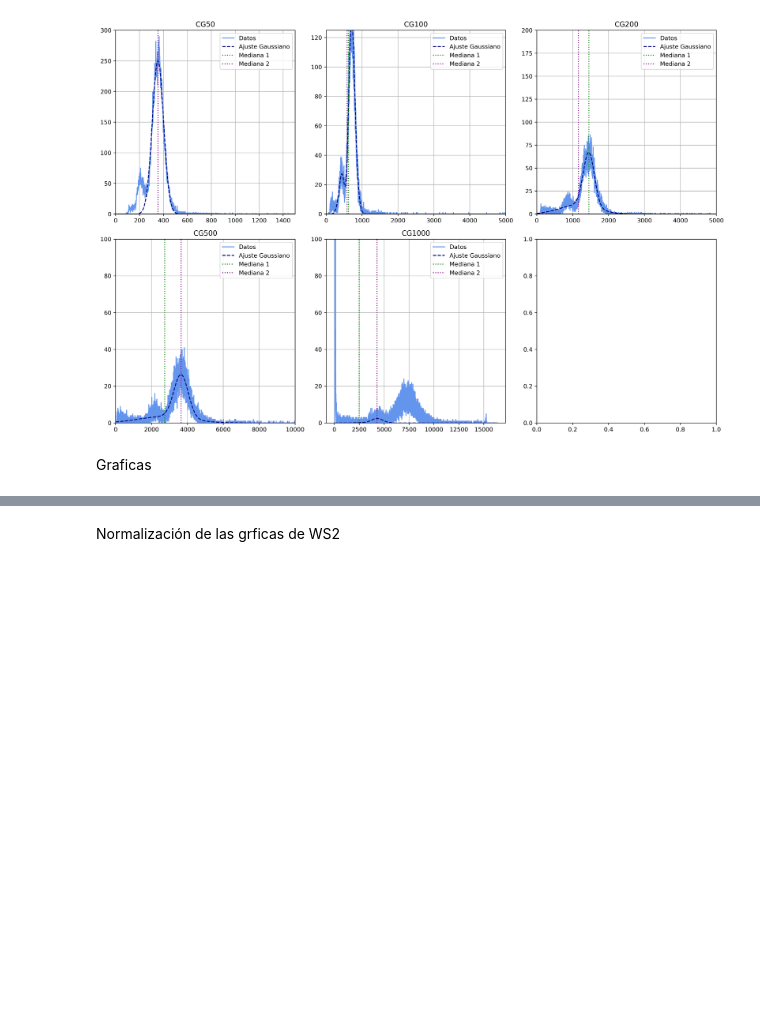
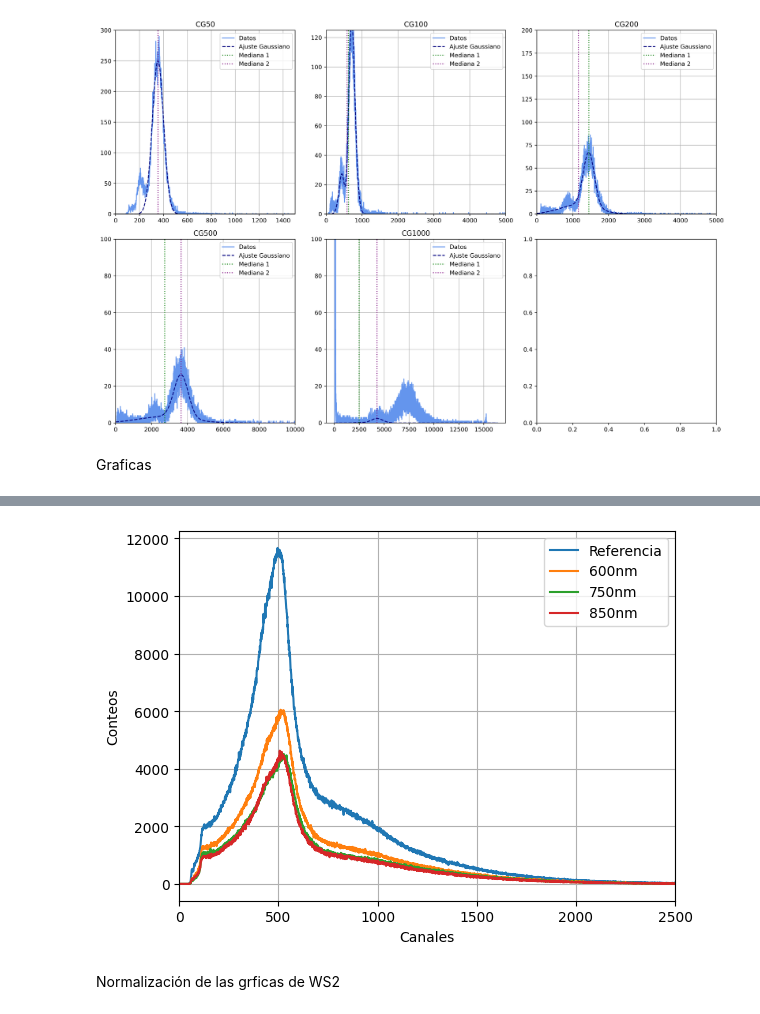
Before and after one commit to jpabonl/Proyecto-experimental, a Jupyter notebook: Graficas_Toma_2.ipynb, the cells around one changed output, grey strips where cells are left out. Saved outputs shown, nothing was run; the diff lists cells and outputs as text; code cells hidden in the pictures; blank space fills up the shorter version.

```diff
--- a/Graficas_Toma_2.ipynb
+++ b/Graficas_Toma_2.ipynb
@@ -151,3 +155,16 @@ plt.show()
+# %%
+plt.plot(Pos1Ref1, label='Referencia')
+plt.plot(WS2600, label='600nm')
+plt.plot(WS2750, label='750nm')
+plt.plot(WS2850, label='850nm')
+plt.xlim(0,2500)
+plt.xlabel('Canales')
+plt.ylabel('Conteos')
+plt.legend()
+plt.grid(True)
+plt.show()
+# %% [output]
+[figure, added]
 # %% [markdown]
 Normalización de las grficas de WS2
 # %%
```
Also changed, not shown: parts of 4 cells of this notebook.
